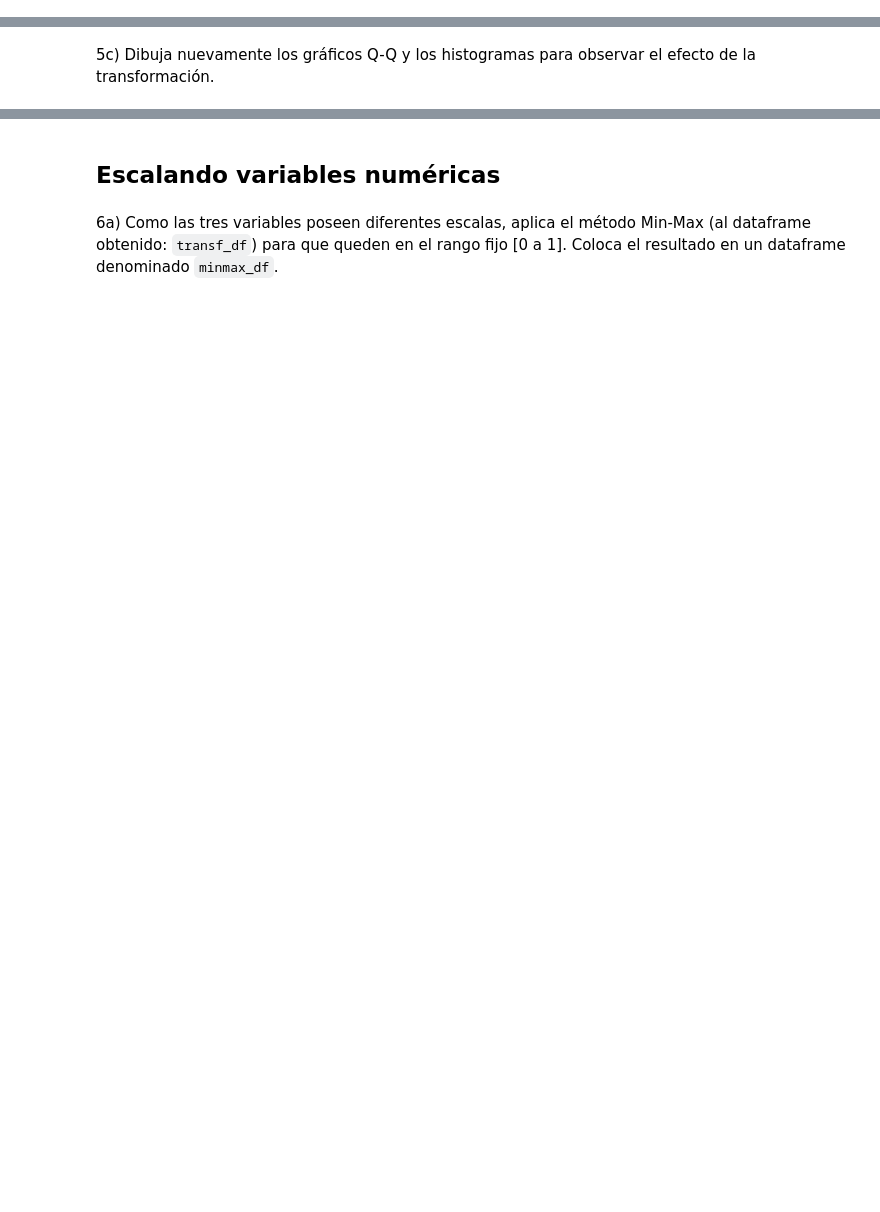
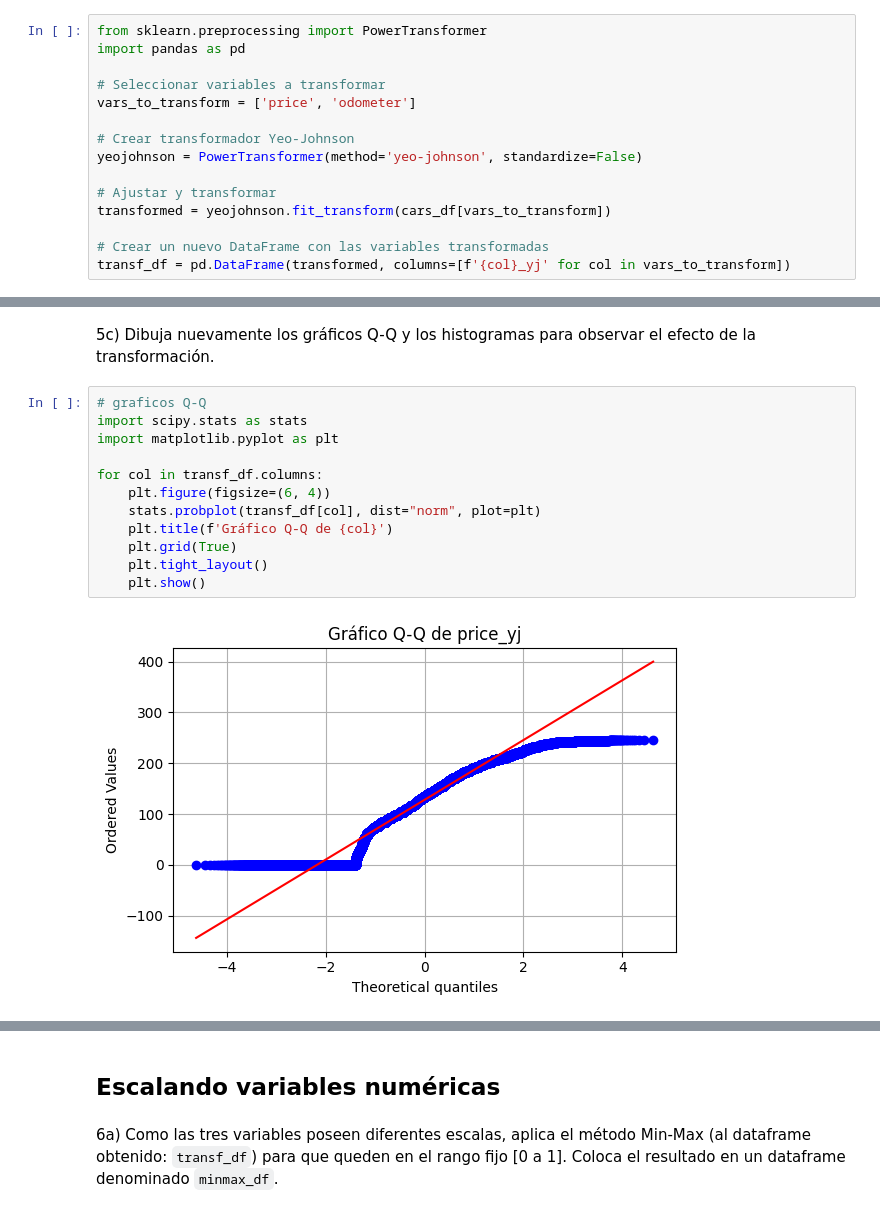
Before and after one commit to joer2040/MNA, a Jupyter notebook: Actividad6FE (1).ipynb, the cells around one changed output, grey strips where cells are left out. Saved outputs shown, nothing was run; the diff lists cells and outputs as text; blank space fills up the shorter version.

```diff
--- a/Actividad6FE (1).ipynb
+++ b/Actividad6FE (1).ipynb
@@ -338,3 +338,18 @@ En este caso, como las variables `price` y `odometer` tienen valores de 0, utili
 Recuerda que en `PowerTransformer()` el parámetro `standardize` por defecto es `True`. Con esto, después de hacer la transformación, el resultado se escala con *Z-score*, haciendo que la media sea 0 y la desviación estándar 1. Como en el ejercicio 6 ocuparás Min-Max para escalar, haz `standardize=False` para omitir el escalamiento en esta fase.
 # %% [markdown]
 5b) Aplica la transformación Yeo-Johnson para reducir el sesgo en estas variables. Coloca el resultado en un dataframe denominado `transf_df` que contenga sólo las variables transformadas.
+# %%
+from sklearn.preprocessing import PowerTransformer
+import pandas as pd
+
+# Seleccionar variables a transformar
+vars_to_transform = ['price', 'odometer']
+
+# Crear transformador Yeo-Johnson
+yeojohnson = PowerTransformer(method='yeo-johnson', standardize=False)
+
+# Ajustar y transformar
+transformed = yeojohnson.fit_transform(cars_df[vars_to_transform])
+
+# Crear un nuevo DataFrame con las variables transformadas
+transf_df = pd.DataFrame(transformed, columns=[f'{col}_yj' for col in vars_to_transform])
@@ -341,2 +365,16 @@ Recuerda que en `PowerTransformer()` el parámetro `standardize` por defecto es
 # %% [markdown]
 5c) Dibuja nuevamente los gráficos Q-Q y los histogramas para observar el efecto de la transformación.
+# %%
+# graficos Q-Q
+import scipy.stats as stats
+import matplotlib.pyplot as plt
+
+for col in transf_df.columns:
+    plt.figure(figsize=(6, 4))
+    stats.probplot(transf_df[col], dist="norm", plot=plt)
+    plt.title(f'Gráfico Q-Q de {col}')
+    plt.grid(True)
+    plt.tight_layout()
+    plt.show()
+# %% [output]
+[figure, added]
```
Also changed, not shown: parts of 6 cells of this notebook.
